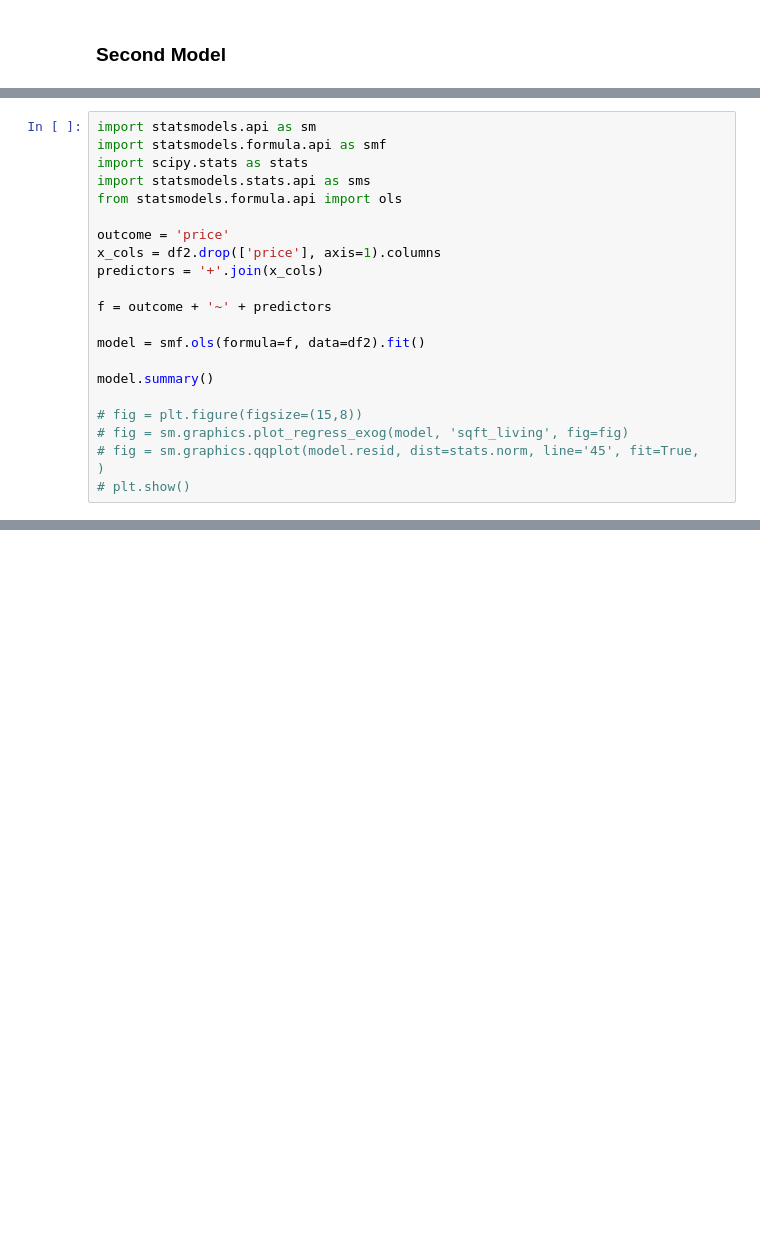
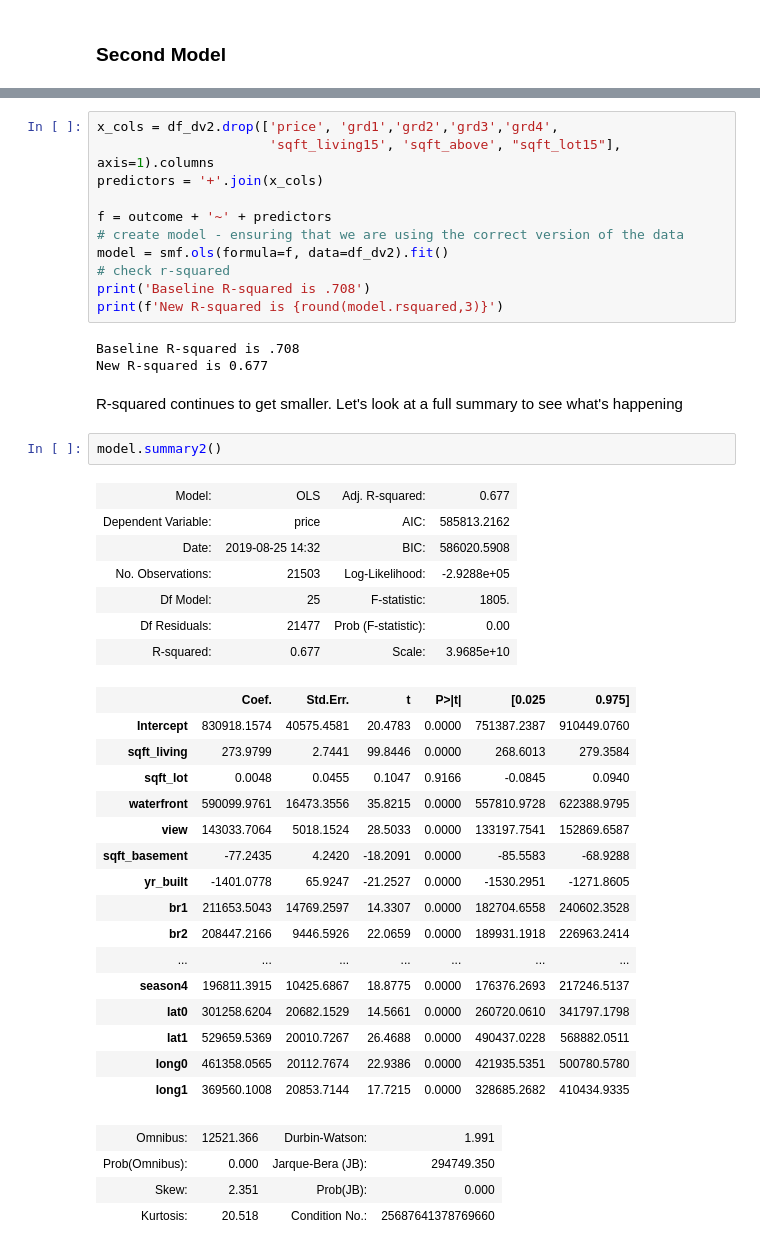
Before and after one commit to rab175/dsc-v2-mod1-final-project-online-ds-pt-071519, a Jupyter notebook: student.ipynb, the cells around one changed output, grey strips where cells are left out. Drawn from its saved outputs; the diff is of its cells as text; blank space fills up the shorter version.

```diff
--- a/student.ipynb
+++ b/student.ipynb
@@ -1642,21 +1561,0 @@ strong multicollinearity problems or that the design matrix is singular.
-# %%
-import statsmodels.api as sm
-import statsmodels.formula.api as smf
-import scipy.stats as stats
-import statsmodels.stats.api as sms
-from statsmodels.formula.api import ols
-
-outcome = 'price'
-x_cols = df2.drop(['price'], axis=1).columns
-predictors = '+'.join(x_cols)
-
-f = outcome + '~' + predictors
-
-model = smf.ols(formula=f, data=df2).fit()
-
-model.summary()
-
-# fig = plt.figure(figsize=(15,8))
-# fig = sm.graphics.plot_regress_exog(model, 'sqft_living', fig=fig)
-# fig = sm.graphics.qqplot(model.resid, dist=stats.norm, line='45', fit=True,   )
-# plt.show()
@@ -1786,0 +1588,46 @@ sns.heatmap(abs(df2.iloc[:,1:].corr()), center=.0);
+# %%
+x_cols = df_dv2.drop(['price', 'grd1','grd2','grd3','grd4',
+                      'sqft_living15', 'sqft_above', "sqft_lot15"], axis=1).columns
+predictors = '+'.join(x_cols)
+
+f = outcome + '~' + predictors
+# create model - ensuring that we are using the correct version of the data
+model = smf.ols(formula=f, data=df_dv2).fit()
+# check r-squared
+print('Baseline R-squared is .708')
+print(f'New R-squared is {round(model.rsquared,3)}')
+# %% [output]
+Baseline R-squared is .708
+New R-squared is 0.677
+# %% [markdown]
+R-squared continues to get smaller. Let's look at a full summary to see what's happening
+# %%
+model.summary2()
+# %% [output]
+| Model: | OLS | Adj. R-squared: | 0.677 |
+| Dependent Variable: | price | AIC: | 585813.2162 |
+| Date: | 2019-08-25 14:32 | BIC: | 586020.5908 |
+| No. Observations: | 21503 | Log-Likelihood: | -2.9288e+05 |
+| Df Model: | 25 | F-statistic: | 1805. |
+| Df Residuals: | 21477 | Prob (F-statistic): | 0.00 |
+| R-squared: | 0.677 | Scale: | 3.9685e+10 |
+|  | Coef. | Std.Err. | t | P>|t| | [0.025 | 0.975] |
+| Intercept | 830918.1574 | 40575.4581 | 20.4783 | 0.0000 | 751387.2387 | 910449.0760 |
+| sqft_living | 273.9799 | 2.7441 | 99.8446 | 0.0000 | 268.6013 | 279.3584 |
+| sqft_lot | 0.0048 | 0.0455 | 0.1047 | 0.9166 | -0.0845 | 0.0940 |
+| waterfront | 590099.9761 | 16473.3556 | 35.8215 | 0.0000 | 557810.9728 | 622388.9795 |
+| view | 143033.7064 | 5018.1524 | 28.5033 | 0.0000 | 133197.7541 | 152869.6587 |
+| sqft_basement | -77.2435 | 4.2420 | -18.2091 | 0.0000 | -85.5583 | -68.9288 |
+| yr_built | -1401.0778 | 65.9247 | -21.2527 | 0.0000 | -1530.2951 | -1271.8605 |
+| br1 | 211653.5043 | 14769.2597 | 14.3307 | 0.0000 | 182704.6558 | 240602.3528 |
+| br2 | 208447.2166 | 9446.5926 | 22.0659 | 0.0000 | 189931.1918 | 226963.2414 |
+| ... | ... | ... | ... | ... | ... | ... |
+| season4 | 196811.3915 | 10425.6867 | 18.8775 | 0.0000 | 176376.2693 | 217246.5137 |
+| lat0 | 301258.6204 | 20682.1529 | 14.5661 | 0.0000 | 260720.0610 | 341797.1798 |
+| lat1 | 529659.5369 | 20010.7267 | 26.4688 | 0.0000 | 490437.0228 | 568882.0511 |
+| long0 | 461358.0565 | 20112.7674 | 22.9386 | 0.0000 | 421935.5351 | 500780.5780 |
+| long1 | 369560.1008 | 20853.7144 | 17.7215 | 0.0000 | 328685.2682 | 410434.9335 |
+| Omnibus: | 12521.366 | Durbin-Watson: | 1.991 |
+| Prob(Omnibus): | 0.000 | Jarque-Bera (JB): | 294749.350 |
+| Skew: | 2.351 | Prob(JB): | 0.000 |
+| Kurtosis: | 20.518 | Condition No.: | 25687641378769660 |
```
Also changed, not shown: parts of 129 cells of this notebook.
